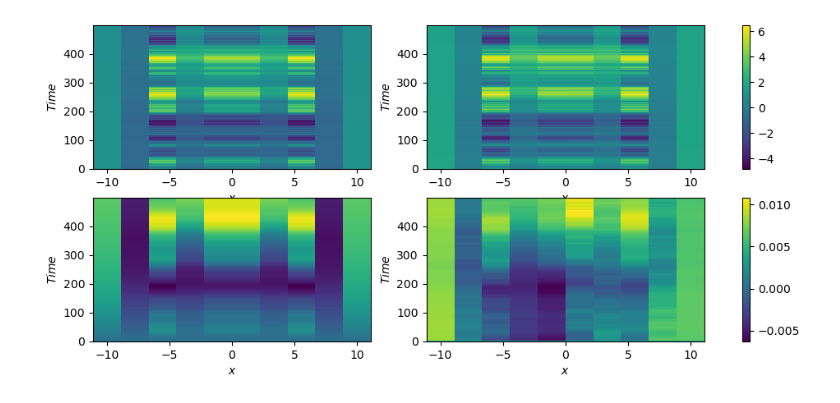
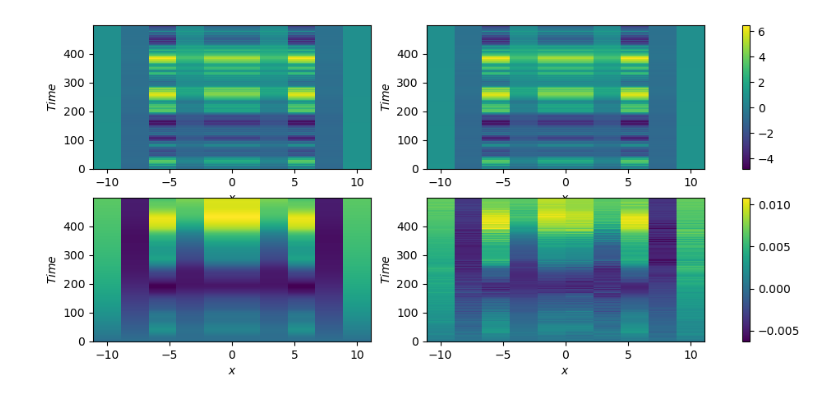
Before and after one commit to ReichtumQian/Para-Koopman-Learning, a Jupyter notebook: example/fhn/fhn.ipynb, the cells around one changed output. Drawn from its saved outputs; the diff is of its cells as text; code cells hidden in the pictures.

```diff
--- a/example/fhn/fhn.ipynb
+++ b/example/fhn/fhn.ipynb
@@ -40,7 +40,7 @@ K = solver.solve()
 # %%
 
 # predict
-koopman_dynamics = pkdl.KoopmanODEDynamics(solver.dynamics, K, solver.dictionary, state_dim, param_dim)
+koopman_dynamics = pkdl.KoopmanDynamics(K, solver.dictionary, [0, 1], state_dim, param_dim)
 dataset_predict = pkdl.ParamKoopmanDataSet(solver.dynamics, vw_sample_func)
 dataset_predict.generate_data(1, 1, solver.traj_len - 1, solver.x_min, solver.x_max, solver.param_min, solver.param_max, param_time_dependent=True)
 x0 = torch.unsqueeze(dataset_predict.data_x[0], dim=0)
@@ -75 +75 @@ plt.show()
-[figure, old version]
+[figure, new version]
```
Also changed, not shown: parts of 2 cells of this notebook, 38 other files.
